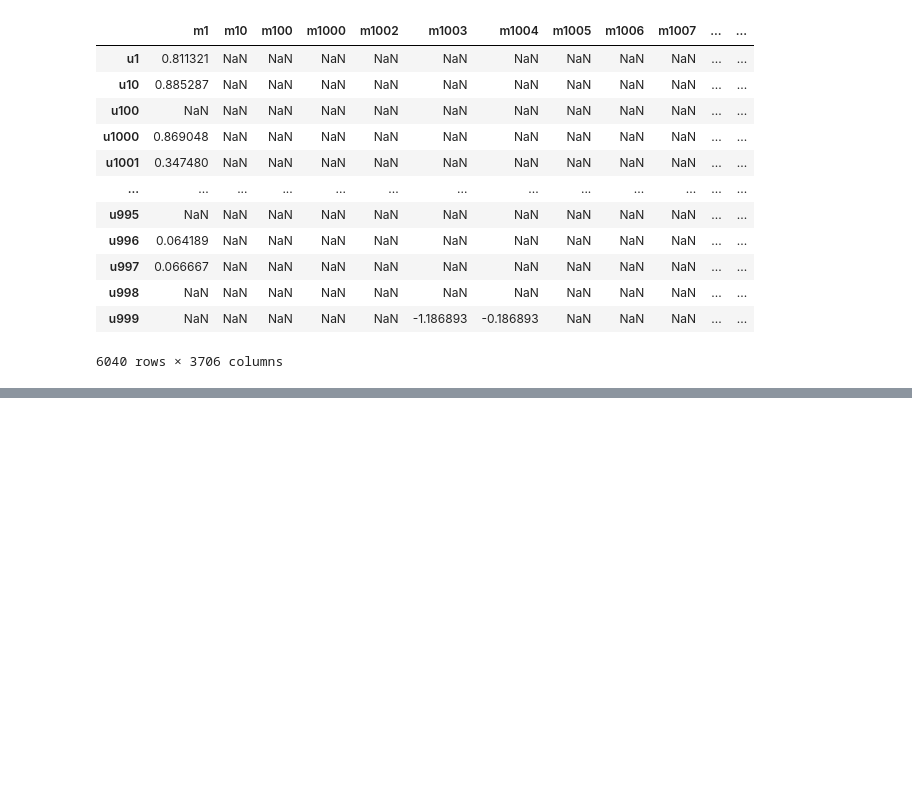
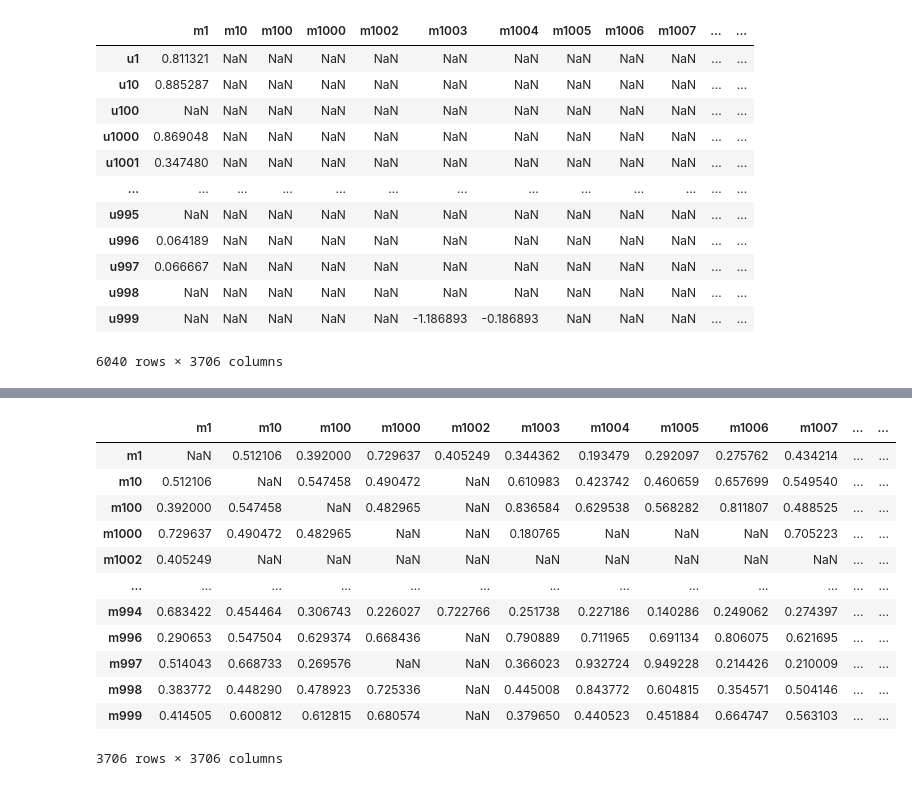
Before and after one commit to oliviagd/psl, a Jupyter notebook: project_4/Project4.ipynb, the cells around one changed output, grey strips where cells are left out. Drawn from its saved outputs; the diff is of its cells as text; code cells hidden in the pictures; blank space fills up the shorter version.

```diff
--- a/project_4/Project4.ipynb
+++ b/project_4/Project4.ipynb
@@ -161,0 +129,35 @@ sim_df.head()
+# %%
+import numpy as np
+import pandas as pd
+
+# followed zoom recording https://campuswire.com/c/GB46E5679/feed/1145
+def cosine_similarity_matrix(R_centered):
+
+    num_movies = R_centered.shape[1]
+    cosine_sim_matrix = np.full((num_movies, num_movies), np.nan)
+
+    for i in range(num_movies):
+        print(i)
+        for j in range(i + 1, num_movies):
+
+            m1 = R_centered.iloc[:, i]
+            m2 = R_centered.iloc[:, j]
+
+            # get common ratings between the two movies (both non-NaN)
+            common = m1.notna() & m2.notna()
+
+            if common.sum() >= 3:  # only compute similarity if at least 3 common ratings
+                m1_notna = m1.fillna(0) * common
+                m2_notna = m2.fillna(0) * common
+
+                dot = np.dot(m1_notna, m2_notna)
+
+                m1_den = np.sqrt(np.sum(m1_notna**2))
+                m2_den = np.sqrt(np.sum(m2_notna**2))
+
+                cosine_sim_matrix[i, j] = 0.5 * (1 + dot / (m1_den * m2_den))
+                cosine_sim_matrix[j, i] = cosine_sim_matrix[i, j]  # symmetric matrix
+
+    return cosine_sim_matrix
+
+s = cosine_similarity_matrix(R_centered)
@@ -162,2 +182,21 @@ sim_df.head()
+# %%
+sim_df = pd.DataFrame(s, columns=R_centered.columns, index=R_centered.columns.values)
+sim_df.to_csv("similarity_matrix.csv")
+# %%
+sim_df
+# %% [output]
+|  | m1 | m10 | m100 | m1000 | m1002 | m1003 | m1004 | m1005 | m1006 | m1007 | ... | ... |
+| m1 | NaN | 0.512106 | 0.392000 | 0.729637 | 0.405249 | 0.344362 | 0.193479 | 0.292097 | 0.275762 | 0.434214 | ... | ... |
+| m10 | 0.512106 | NaN | 0.547458 | 0.490472 | NaN | 0.610983 | 0.423742 | 0.460659 | 0.657699 | 0.549540 | ... | ... |
+| m100 | 0.392000 | 0.547458 | NaN | 0.482965 | NaN | 0.836584 | 0.629538 | 0.568282 | 0.811807 | 0.488525 | ... | ... |
+| m1000 | 0.729637 | 0.490472 | 0.482965 | NaN | NaN | 0.180765 | NaN | NaN | NaN | 0.705223 | ... | ... |
+| m1002 | 0.405249 | NaN | NaN | NaN | NaN | NaN | NaN | NaN | NaN | NaN | ... | ... |
+| ... | ... | ... | ... | ... | ... | ... | ... | ... | ... | ... | ... | ... |
+| m994 | 0.683422 | 0.454464 | 0.306743 | 0.226027 | 0.722766 | 0.251738 | 0.227186 | 0.140286 | 0.249062 | 0.274397 | ... | ... |
+| m996 | 0.290653 | 0.547504 | 0.629374 | 0.668436 | NaN | 0.790889 | 0.711965 | 0.691134 | 0.806075 | 0.621695 | ... | ... |
+| m997 | 0.514043 | 0.668733 | 0.269576 | NaN | NaN | 0.366023 | 0.932724 | 0.949228 | 0.214426 | 0.210009 | ... | ... |
+| m998 | 0.383772 | 0.448290 | 0.478923 | 0.725336 | NaN | 0.445008 | 0.843772 | 0.604815 | 0.354571 | 0.504146 | ... | ... |
+| m999 | 0.414505 | 0.600812 | 0.612815 | 0.680574 | NaN | 0.379650 | 0.440523 | 0.451884 | 0.664747 | 0.563103 | ... | ... |
+3706 rows × 3706 columns
 # %%
 # step 3
```
Also changed, not shown: parts of 17 cells of this notebook.
